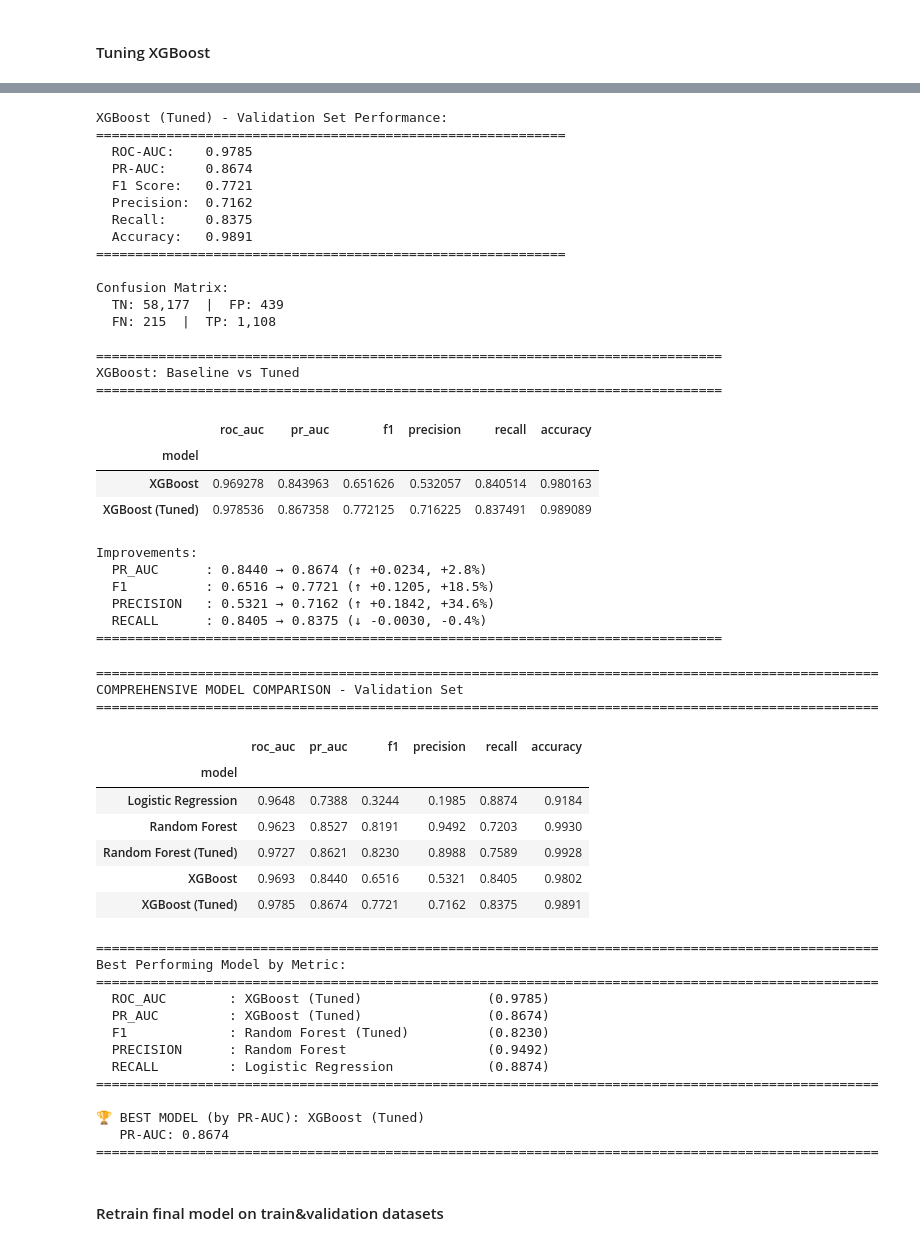
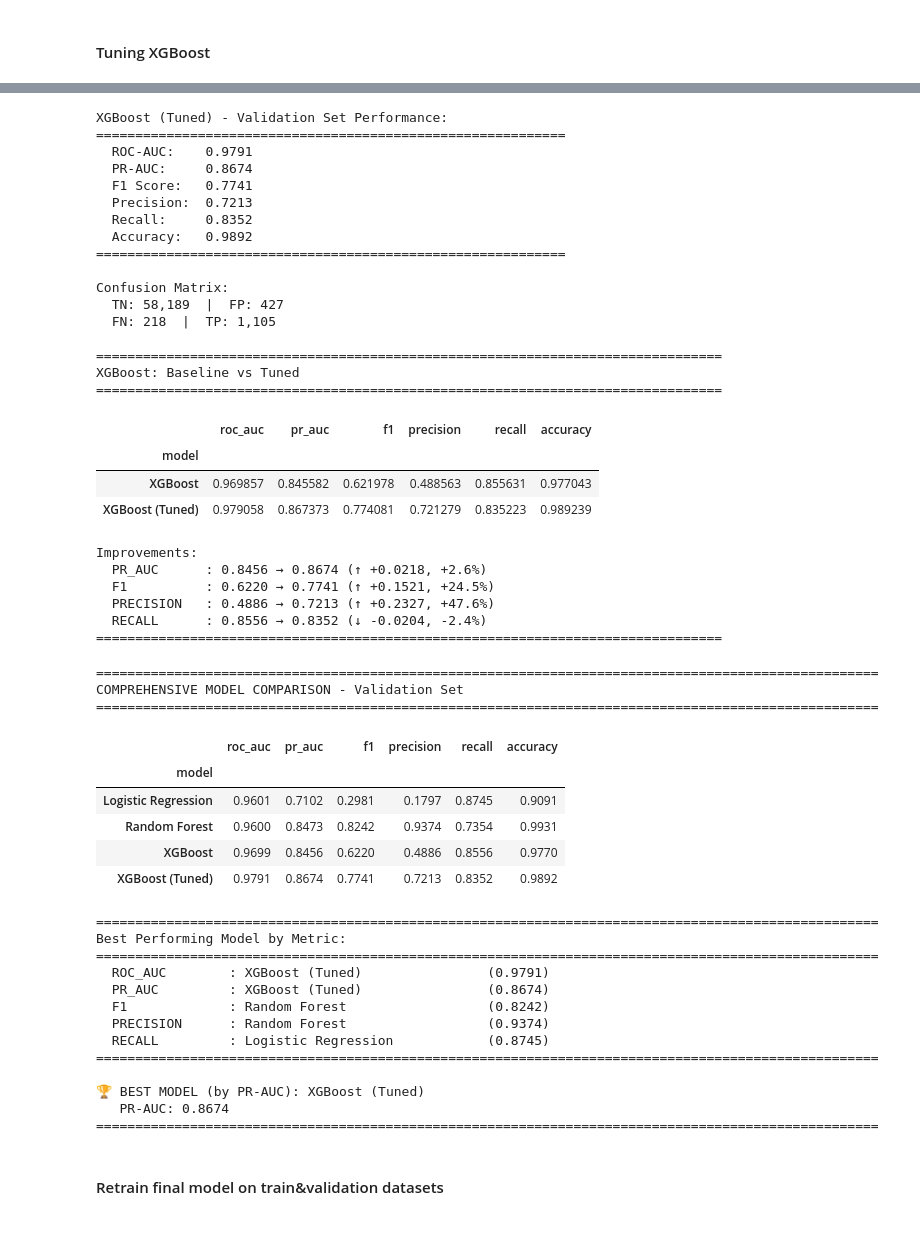
Before and after one commit to denshe/ecom-fraud-detection, a Jupyter notebook: fraud_transactions_eda_training.ipynb, the cells around one changed output, grey strips where cells are left out. Drawn from its saved outputs; the diff is of its cells as text; code cells hidden in the pictures.

```diff
--- a/fraud_transactions_eda_training.ipynb
+++ b/fraud_transactions_eda_training.ipynb
@@ -1460,17 +1464,17 @@ Improvements:
 #### Tuning XGBoost
 # %%
 search_type = 'grid'  # Options: 'grid' for GridSearchCV, 'random' for RandomizedSearchCV
-n_iter = 40  # Only used if search_type='random'
+n_iter = 50  # Only used if search_type='random'
 
 # Define hyperparameter grid
 param_grid_xgb = {
     'classifier__n_estimators': [90, 110, 130],
     'classifier__max_depth': [4, 5, 6],
-    'classifier__learning_rate': [0.08, 0.1, 0.12, 0.15],
+    'classifier__learning_rate': [0.08, 0.12, 0.18],
     'classifier__subsample': [0.9],
     'classifier__colsample_bytree': [0.9],
-    'classifier__min_child_weight': [5],
-    'classifier__gamma': [0.5, 0.6],
+    'classifier__min_child_weight': [3, 5],
+    'classifier__gamma': [0.4, 0.5, 0.6],
     'classifier__scale_pos_weight': [8, 10, 12]
 }
 
@@ -1567,36 +1571,36 @@ print("=" * 80)
 # %% [output]
 XGBoost (Tuned) - Validation Set Performance:
 ============================================================
-  ROC-AUC:    0.9785
+  ROC-AUC:    0.9791
   PR-AUC:     0.8674
-  F1 Score:   0.7721
-  Precision:  0.7162
-  Recall:     0.8375
-  Accuracy:   0.9891
+  F1 Score:   0.7741
+  Precision:  0.7213
+  Recall:     0.8352
+  Accuracy:   0.9892
 ============================================================
 
 Confusion Matrix:
-  TN: 58,177  |  FP: 439
-  FN: 215  |  TP: 1,108
+  TN: 58,189  |  FP: 427
+  FN: 218  |  TP: 1,105
 
 ================================================================================
 XGBoost: Baseline vs Tuned
 ================================================================================
 |  | roc_auc | pr_auc | f1 | precision | recall | accuracy |
 | model |  |  |  |  |  |  |
-| XGBoost | 0.969278 | 0.843963 | 0.651626 | 0.532057 | 0.840514 | 0.980163 |
-| XGBoost (Tuned) | 0.978536 | 0.867358 | 0.772125 | 0.716225 | 0.837491 | 0.989089 |
+| XGBoost | 0.969857 | 0.845582 | 0.621978 | 0.488563 | 0.855631 | 0.977043 |
+| XGBoost (Tuned) | 0.979058 | 0.867373 | 0.774081 | 0.721279 | 0.835223 | 0.989239 |
 Improvements:
-  PR_AUC      : 0.8440 → 0.8674 (↑ +0.0234, +2.8%)
-  F1          : 0.6516 → 0.7721 (↑ +0.1205, +18.5%)
-  PRECISION   : 0.5321 → 0.7162 (↑ +0.1842, +34.6%)
-  RECALL      : 0.8405 → 0.8375 (↓ -0.0030, -0.4%)
+  PR_AUC      : 0.8456 → 0.8674 (↑ +0.0218, +2.6%)
+  F1          : 0.6220 → 0.7741 (↑ +0.1521, +24.5%)
+  PRECISION   : 0.4886 → 0.7213 (↑ +0.2327, +47.6%)
+  RECALL      : 0.8556 → 0.8352 (↓ -0.0204, -2.4%)
 ================================================================================
 # %%
 all_models_comparison = pd.DataFrame([
     logistic_metrics,
     rf_metrics,
-    rf_tuned_metrics,
+#    rf_tuned_metrics,
     xgb_metrics,
     xgb_tuned_metrics
 ])
@@ -1610,46 +1614,45 @@ display(all_models_comparison.style.format({
     'roc_auc': '{:.4f}',
     'pr_auc': '{:.4f}',
     'f1': '{:.4f}',
     'precision': '{:.4f}',
     'recall': '{:.4f}',
     'accuracy': '{:.4f}'
 }).background_gradient(cmap='RdYlGn', subset=['roc_auc', 'pr_auc', 'f1', 'precision', 'recall']))
 
 # Identify best model for each metric
 print("\n" + "="*100)
 print("Best Performing Model by Metric:")
 print("="*100)
 for metric in ['roc_auc', 'pr_auc', 'f1', 'precision', 'recall']:
     best_model = all_models_comparison[metric].idxmax()
     best_value = all_models_comparison[metric].max()
     print(f"  {metric.upper():15s}: {best_model:30s} ({best_value:.4f})")
 print("="*100)
 
 # Select best overall model based on PR-AUC (our optimization metric)
 best_model_name = all_models_comparison['pr_auc'].idxmax()
 best_model_prauc = all_models_comparison['pr_auc'].max()
 print(f"\n🏆 BEST MODEL (by PR-AUC): {best_model_name}")
 print(f"   PR-AUC: {best_model_prauc:.4f}")
 print("="*100)
 # %% [output]
 ====================================================================================================
 COMPREHENSIVE MODEL COMPARISON - Validation Set
 ====================================================================================================
 |  | roc_auc | pr_auc | f1 | precision | recall | accuracy |
 | model |  |  |  |  |  |  |
-| Logistic Regression | 0.9648 | 0.7388 | 0.3244 | 0.1985 | 0.8874 | 0.9184 |
-| Random Forest | 0.9623 | 0.8527 | 0.8191 | 0.9492 | 0.7203 | 0.9930 |
-| Random Forest (Tuned) | 0.9727 | 0.8621 | 0.8230 | 0.8988 | 0.7589 | 0.9928 |
-| XGBoost | 0.9693 | 0.8440 | 0.6516 | 0.5321 | 0.8405 | 0.9802 |
-| XGBoost (Tuned) | 0.9785 | 0.8674 | 0.7721 | 0.7162 | 0.8375 | 0.9891 |
+| Logistic Regression | 0.9601 | 0.7102 | 0.2981 | 0.1797 | 0.8745 | 0.9091 |
+| Random Forest | 0.9600 | 0.8473 | 0.8242 | 0.9374 | 0.7354 | 0.9931 |
+| XGBoost | 0.9699 | 0.8456 | 0.6220 | 0.4886 | 0.8556 | 0.9770 |
+| XGBoost (Tuned) | 0.9791 | 0.8674 | 0.7741 | 0.7213 | 0.8352 | 0.9892 |
 ====================================================================================================
 Best Performing Model by Metric:
 ====================================================================================================
-  ROC_AUC        : XGBoost (Tuned)                (0.9785)
+  ROC_AUC        : XGBoost (Tuned)                (0.9791)
   PR_AUC         : XGBoost (Tuned)                (0.8674)
-  F1             : Random Forest (Tuned)          (0.8230)
-  PRECISION      : Random Forest                  (0.9492)
-  RECALL         : Logistic Regression            (0.8874)
+  F1             : Random Forest                  (0.8242)
+  PRECISION      : Random Forest                  (0.9374)
+  RECALL         : Logistic Regression            (0.8745)
 ====================================================================================================
 
 🏆 BEST MODEL (by PR-AUC): XGBoost (Tuned)
```
Also changed, not shown: parts of 20 cells of this notebook, 4 other files.
